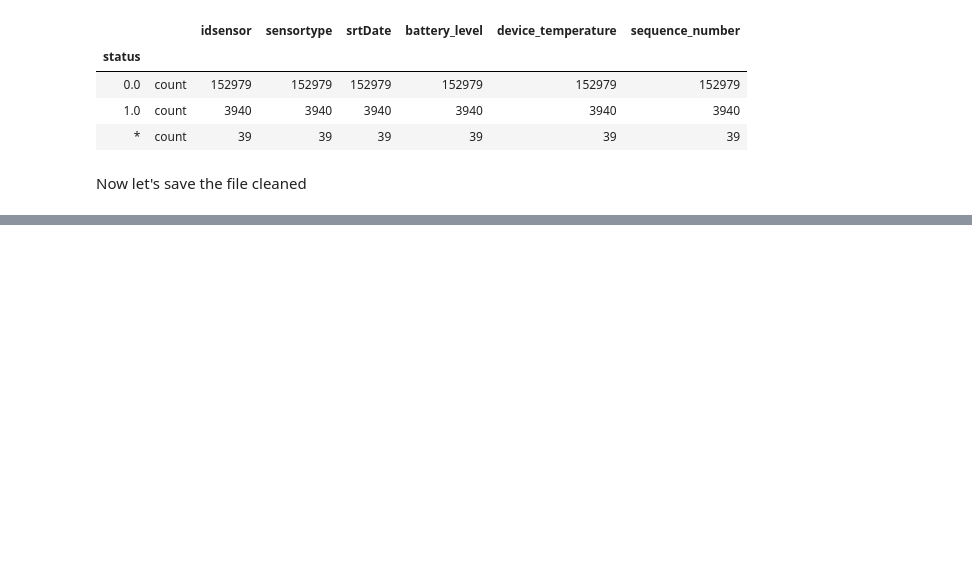
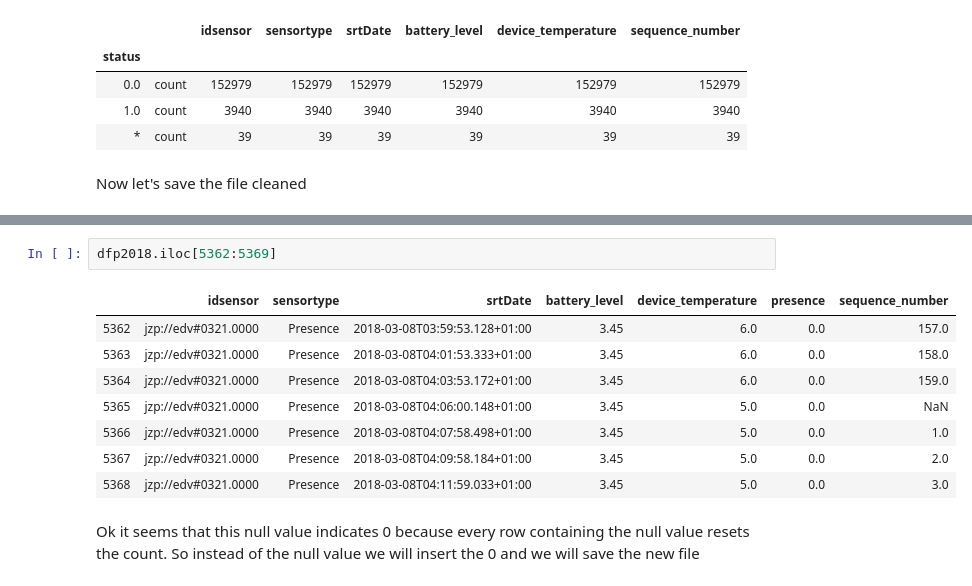
Before and after one commit to IvanComp/EDA-EnterpriseDataAnalytics-project, a Jupyter notebook: Jupyter Notebooks/Data Preparation .ipynb, the cells around one changed output, grey strips where cells are left out. Saved outputs shown, nothing was run; the diff lists cells and outputs as text; blank space fills up the shorter version.

```diff
--- a/Jupyter Notebooks/Data Preparation .ipynb
+++ b/Jupyter Notebooks/Data Preparation .ipynb
@@ -182,0 +387,13 @@
+# %%
+dfp2018.iloc[5362:5369]
+# %% [output]
+|  | idsensor | sensortype | srtDate | battery_level | device_temperature | presence | sequence_number |
+| 5362 | jzp://edv#0321.0000 | Presence | 2018-03-08T03:59:53.128+01:00 | 3.45 | 6.0 | 0.0 | 157.0 |
+| 5363 | jzp://edv#0321.0000 | Presence | 2018-03-08T04:01:53.333+01:00 | 3.45 | 6.0 | 0.0 | 158.0 |
+| 5364 | jzp://edv#0321.0000 | Presence | 2018-03-08T04:03:53.172+01:00 | 3.45 | 6.0 | 0.0 | 159.0 |
+| 5365 | jzp://edv#0321.0000 | Presence | 2018-03-08T04:06:00.148+01:00 | 3.45 | 5.0 | 0.0 | NaN |
+| 5366 | jzp://edv#0321.0000 | Presence | 2018-03-08T04:07:58.498+01:00 | 3.45 | 5.0 | 0.0 | 1.0 |
+| 5367 | jzp://edv#0321.0000 | Presence | 2018-03-08T04:09:58.184+01:00 | 3.45 | 5.0 | 0.0 | 2.0 |
+| 5368 | jzp://edv#0321.0000 | Presence | 2018-03-08T04:11:59.033+01:00 | 3.45 | 5.0 | 0.0 | 3.0 |
+# %% [markdown]
+Ok it seems that this null value indicates 0 because every row containing the null value resets the count. So instead of the null value we will insert the 0 and we will save the new file
```
Also changed, not shown: parts of 37 cells of this notebook, 19 other files.
